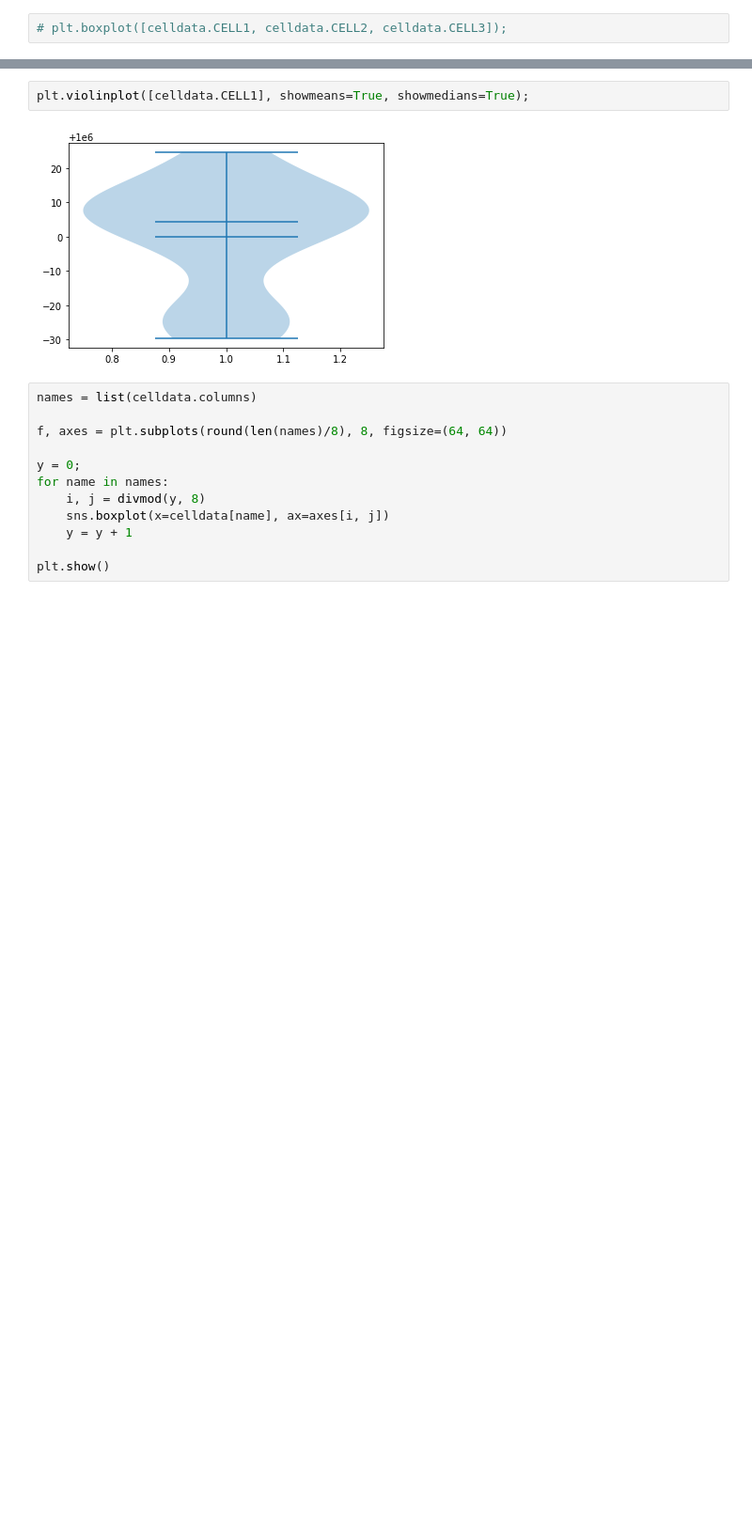
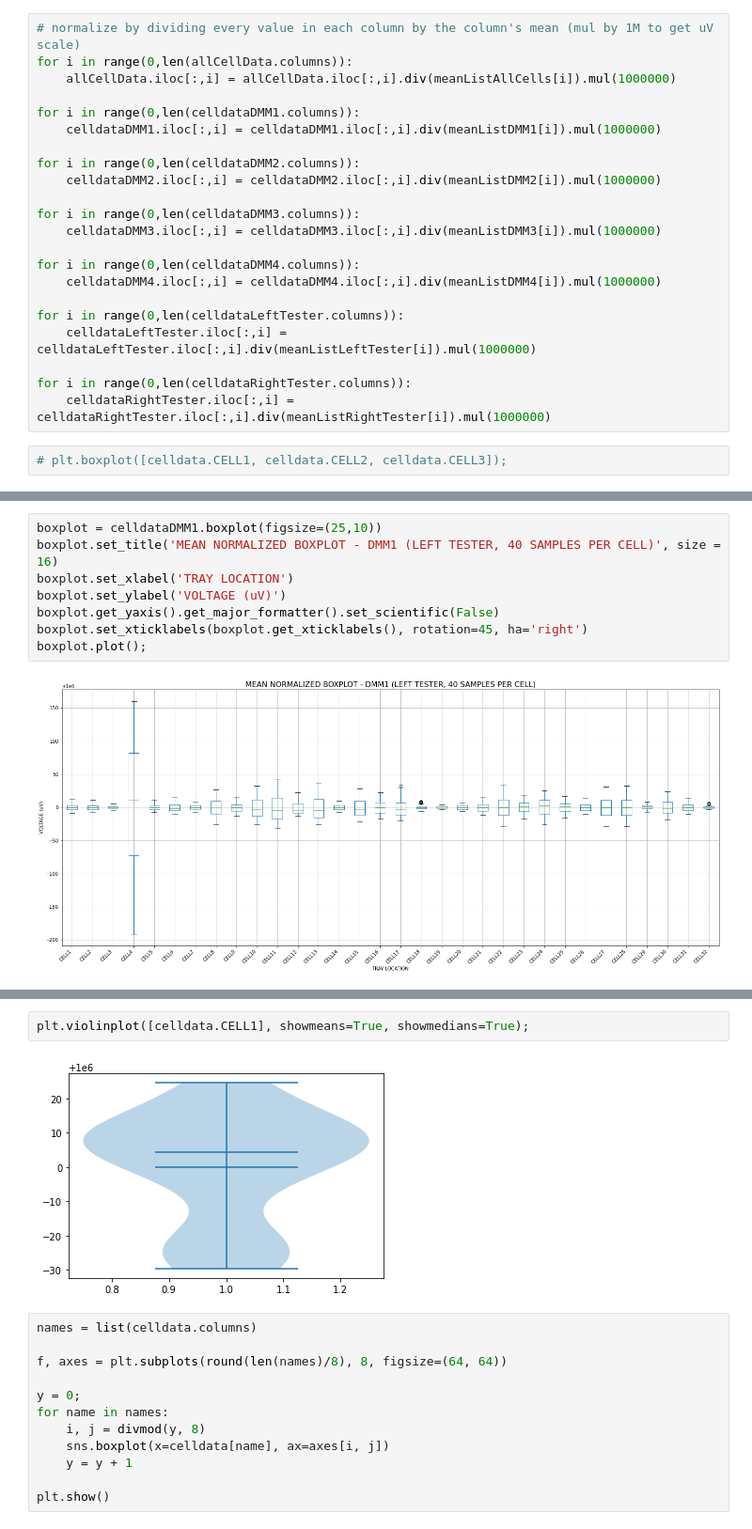
Before and after one commit to freq0ut/python-boxplot-charts, a Jupyter notebook: Kato_OCV_Grr_Plots.ipynb, the cells around one changed output, grey strips where cells are left out. Shown at 94% size. Saved outputs shown, nothing was run; the diff lists cells and outputs as text; blank space fills up the shorter version.

```diff
--- a/Kato_OCV_Grr_Plots.ipynb
+++ b/Kato_OCV_Grr_Plots.ipynb
@@ -18,3 +67,25 @@ for i in range(0,len(celldata.columns)):
+# %%
+# normalize by dividing every value in each column by the column's mean (mul by 1M to get uV scale)
+for i in range(0,len(allCellData.columns)):
+    allCellData.iloc[:,i] = allCellData.iloc[:,i].div(meanListAllCells[i]).mul(1000000)
+
+for i in range(0,len(celldataDMM1.columns)):
+    celldataDMM1.iloc[:,i] = celldataDMM1.iloc[:,i].div(meanListDMM1[i]).mul(1000000)
+
+for i in range(0,len(celldataDMM2.columns)):
+    celldataDMM2.iloc[:,i] = celldataDMM2.iloc[:,i].div(meanListDMM2[i]).mul(1000000)
+
+for i in range(0,len(celldataDMM3.columns)):
+    celldataDMM3.iloc[:,i] = celldataDMM3.iloc[:,i].div(meanListDMM3[i]).mul(1000000)
+
+for i in range(0,len(celldataDMM4.columns)):
+    celldataDMM4.iloc[:,i] = celldataDMM4.iloc[:,i].div(meanListDMM4[i]).mul(1000000)
+
+for i in range(0,len(celldataLeftTester.columns)):
+    celldataLeftTester.iloc[:,i] = celldataLeftTester.iloc[:,i].div(meanListLeftTester[i]).mul(1000000)
+
+for i in range(0,len(celldataRightTester.columns)):
+    celldataRightTester.iloc[:,i] = celldataRightTester.iloc[:,i].div(meanListRightTester[i]).mul(1000000)
 # %%
 # plt.boxplot([celldata.CELL1, celldata.CELL2, celldata.CELL3]);
 # %%
@@ -61,0 +133,10 @@ boxplot.plot();
+# %%
+boxplot = celldataDMM1.boxplot(figsize=(25,10))
+boxplot.set_title('MEAN NORMALIZED BOXPLOT - DMM1 (LEFT TESTER, 40 SAMPLES PER CELL)', size = 16)
+boxplot.set_xlabel('TRAY LOCATION')
+boxplot.set_ylabel('VOLTAGE (uV)')
+boxplot.get_yaxis().get_major_formatter().set_scientific(False)
+boxplot.set_xticklabels(boxplot.get_xticklabels(), rotation=45, ha='right')
+boxplot.plot();
+# %% [output]
+[figure, added]
```
Also changed, not shown: parts of 11 cells of this notebook.
